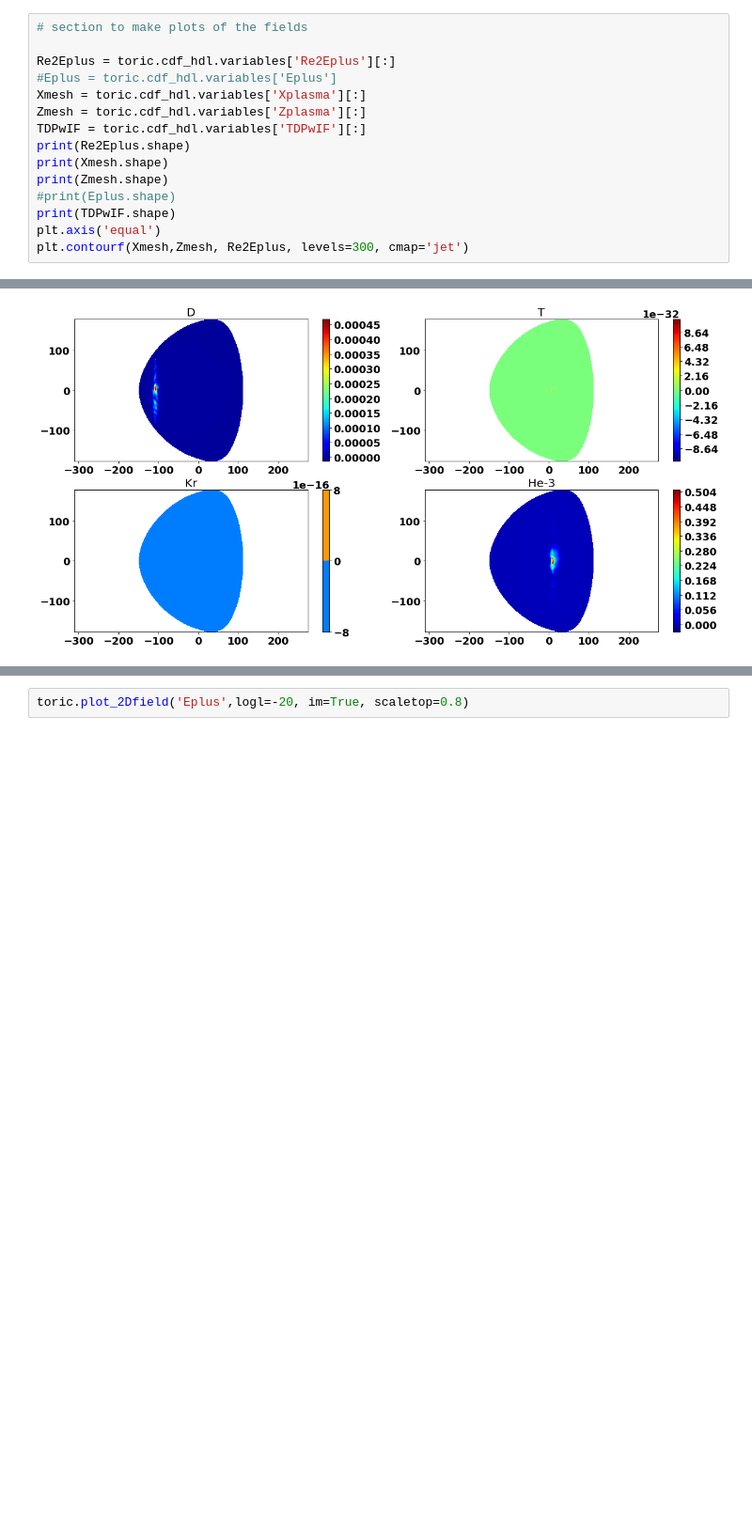
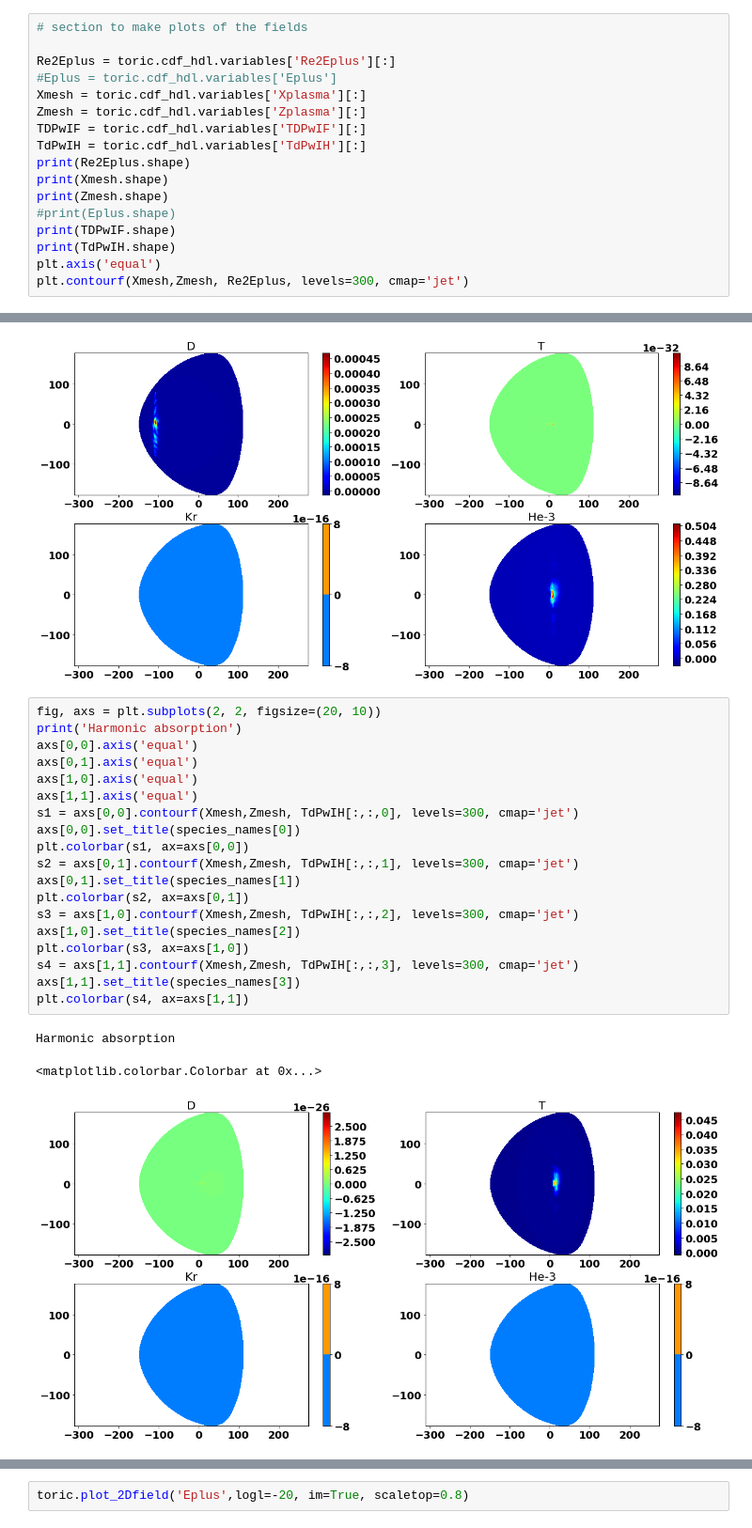
Before and after one commit to vandelij/MANTA_toric, a Jupyter notebook: process_toric_cql.ipynb, the cells around one changed output, grey strips where cells are left out. Shown at 94% size. Cells and saved outputs as stored; diff of their text form; blank space fills up the shorter version.

Commit message:
added plots for harmonic absorption

```diff
--- a/process_toric_cql.ipynb
+++ b/process_toric_cql.ipynb
@@ -101,11 +101,13 @@ Re2Eplus = toric.cdf_hdl.variables['Re2Eplus'][:]
 Xmesh = toric.cdf_hdl.variables['Xplasma'][:]
 Zmesh = toric.cdf_hdl.variables['Zplasma'][:]
 TDPwIF = toric.cdf_hdl.variables['TDPwIF'][:]
+TdPwIH = toric.cdf_hdl.variables['TdPwIH'][:]
 print(Re2Eplus.shape)
 print(Xmesh.shape)
 print(Zmesh.shape)
 #print(Eplus.shape)
 print(TDPwIF.shape)
+print(TdPwIH.shape)
 plt.axis('equal')
 plt.contourf(Xmesh,Zmesh, Re2Eplus, levels=300, cmap='jet')
 # %% [output]
@@ -138,3 +141,26 @@ plt.colorbar(s4, ax=axs[1,1])
 Fundimental absorption
 <matplotlib.colorbar.Colorbar at 0x...>
 [figure]
+# %%
+fig, axs = plt.subplots(2, 2, figsize=(20, 10))
+print('Harmonic absorption')
+axs[0,0].axis('equal')
+axs[0,1].axis('equal')
+axs[1,0].axis('equal')
+axs[1,1].axis('equal')
+s1 = axs[0,0].contourf(Xmesh,Zmesh, TdPwIH[:,:,0], levels=300, cmap='jet')
+axs[0,0].set_title(species_names[0])
+plt.colorbar(s1, ax=axs[0,0])
+s2 = axs[0,1].contourf(Xmesh,Zmesh, TdPwIH[:,:,1], levels=300, cmap='jet')
+axs[0,1].set_title(species_names[1])
+plt.colorbar(s2, ax=axs[0,1])
+s3 = axs[1,0].contourf(Xmesh,Zmesh, TdPwIH[:,:,2], levels=300, cmap='jet')
+axs[1,0].set_title(species_names[2])
+plt.colorbar(s3, ax=axs[1,0])
+s4 = axs[1,1].contourf(Xmesh,Zmesh, TdPwIH[:,:,3], levels=300, cmap='jet')
+axs[1,1].set_title(species_names[3])
+plt.colorbar(s4, ax=axs[1,1])
+# %% [output]
+Harmonic absorption
+<matplotlib.colorbar.Colorbar at 0x...>
+[figure, added]
```
Also changed, not shown: parts of 2 cells of this notebook.
